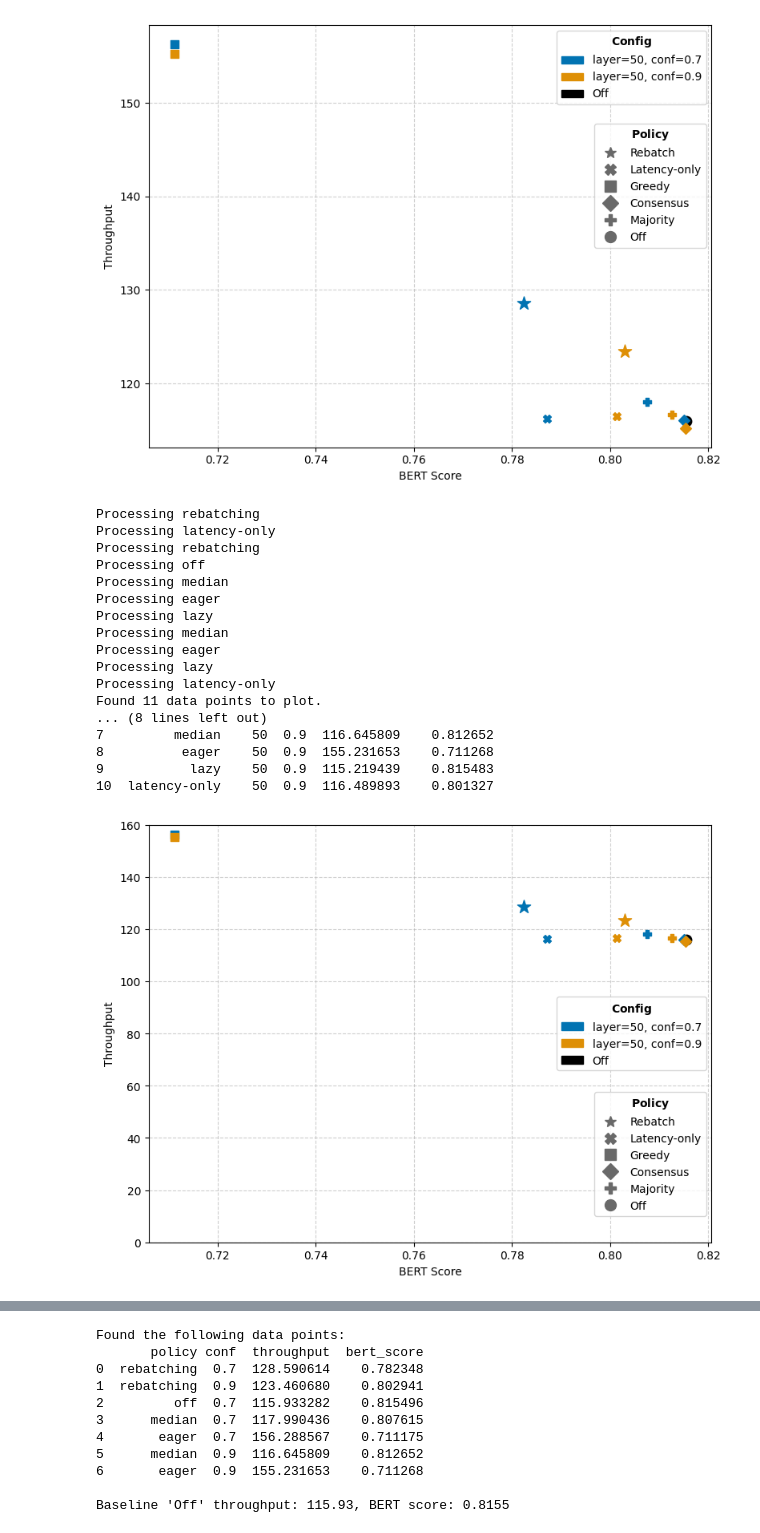
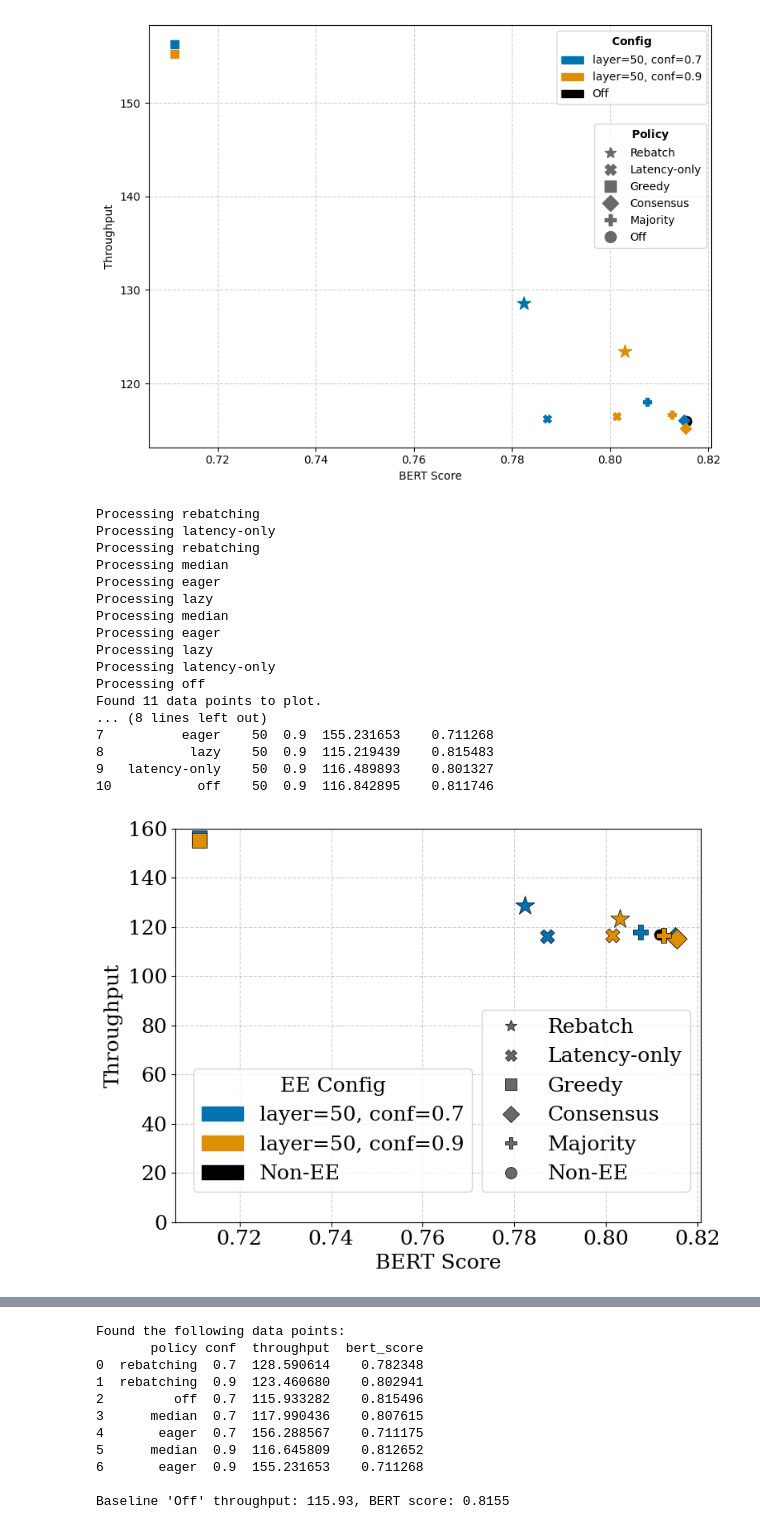
Before and after one commit to xutingl/vattention-ee, a Jupyter notebook: outputs_70b/figure_2160_batch_8_817.ipynb, the cells around one changed output, grey strips where cells are left out. Saved outputs shown, nothing was run; the diff lists cells and outputs as text; code cells hidden in the pictures.

```diff
--- a/outputs_70b/figure_2160_batch_8_817.ipynb
+++ b/outputs_70b/figure_2160_batch_8_817.ipynb
@@ -167,6 +168,7 @@ def plot_throughput_vs_bert_from_csvs(data_dir):
     policies (markers) and configurations (colors) stacked together in the
     upper-right corner of the figure.
     """
+    plt.rc("font", size=18, family="serif")
     # Define policies, configs, and their visual properties
     policies = {
         "rebatching": {"label": "Rebatch", "marker": "*"},
@@ -174,7 +176,7 @@ def plot_throughput_vs_bert_from_csvs(data_dir):
         "lazy": {"label": "Consensus", "marker": "D"},
         "median": {"label": "Majority", "marker": "P"},
         "latency-only": {"label": "Latency-only", "marker": "X"},
-        "off": {"label": "Off", "marker": "o"},
+        "off": {"label": "Non-EE", "marker": "o"},
     }
     # Define the specific configs and their associated colors
     palette = sns.color_palette("colorblind", n_colors=2)
@@ -246,12 +248,18 @@ def plot_throughput_vs_bert_from_csvs(data_dir):
                 if policy == "rebatching":
                     ax.scatter(
                         subdf["bert_score"], subdf["throughput"],
-                        marker=p_info["marker"], color=color, s=150, zorder=3
+                        marker=p_info["marker"], color=color, s=300, zorder=3,
+                        edgecolors='black',
+                        linewidths=0.5,
+                        label=p_info["label"]
                     )
                 else:
                     ax.scatter(
                         subdf["bert_score"], subdf["throughput"],
-                        marker=p_info["marker"], color=color, s=50, zorder=3
+                        marker=p_info["marker"], color=color, s=150, zorder=3,
+                        edgecolors='black',
+                        linewidths=0.5,
+                        label=p_info["label"]
                     )
 
 
@@ -261,11 +269,11 @@ def plot_throughput_vs_bert_from_csvs(data_dir):
     config_handles = [
         mpatches.Patch(color=palette[0], label="layer=50, conf=0.7"),
         mpatches.Patch(color=palette[1], label="layer=50, conf=0.9"),
-        mpatches.Patch(color='black', label="Off")
+        mpatches.Patch(color='black', label="Non-EE")
     ]
     # Create the first legend and specify its location
-    config_legend = ax.legend(handles=config_handles, title="$\\bf{Config}$",
-                              loc='center right', bbox_to_anchor=(1, 0.5))
+    config_legend = ax.legend(handles=config_handles, title="EE Config",
+                              loc='lower center', bbox_to_anchor=(0.3, 0.05))
 
     # **Add the first legend to the axes manually**
     ax.add_artist(config_legend)
@@ -274,42 +282,45 @@ def plot_throughput_vs_bert_from_csvs(data_dir):
     policy_order = ["rebatching", "latency-only", "eager", "lazy", "median", "off"]
     policy_handles = [
         mlines.Line2D([], [], color='dimgrey', marker=policies[p]['marker'],
-                      linestyle='None', markersize=10, label=policies[p]['label'])
+                      linestyle='None', markersize=10, label=policies[p]['label'],
+                    markeredgecolor='black',
+                              markeredgewidth=0.5)
         for p in policy_order
     ]
     # Create the second legend, placing it below the first one by adjusting
     # the vertical component of `bbox_to_anchor`.
-    ax.legend(handles=policy_handles, title="$\\bf{Policy}$",
+    ax.legend(handles=policy_handles,
               loc='lower right', bbox_to_anchor=(1, 0.05))
 
     # --- Final Touches ---
     ax.set_xlabel("BERT Score")
     ax.set_ylabel("Throughput")
     #ax.set_title("Throughput vs. BERT Score by Policy and Configuration")
     ax.grid(True, linestyle='--', alpha=0.6)
     ax.set_ylim(0, 160)
     plt.tight_layout()
+    plt.savefig(f"figures/throughput_vs_bert/throughput_vs_bert_{model_setting}.pdf", bbox_inches='tight')
     plt.show()
 plot_throughput_vs_bert_from_csvs(data_dir)
 # %% [output]
 Processing rebatching
 Processing latency-only
 Processing rebatching
-Processing off
 Processing median
 Processing eager
 Processing lazy
 Processing median
 Processing eager
 Processing lazy
 Processing latency-only
+Processing off
 Found 11 data points to plot.
 ... (8 lines left out)
-7         median    50  0.9  116.645809    0.812652
-8          eager    50  0.9  155.231653    0.711268
-9           lazy    50  0.9  115.219439    0.815483
-10  latency-only    50  0.9  116.489893    0.801327
+7          eager    50  0.9  155.231653    0.711268
+8           lazy    50  0.9  115.219439    0.815483
+9   latency-only    50  0.9  116.489893    0.801327
+10           off    50  0.9  116.842895    0.811746
-[figure, old version]
+[figure, new version]
 # %%
 def plot_p95conf_vs_bert_from_csvs(data_dir):
     """
```
Also changed, not shown: parts of 5 cells of this notebook, 35 other files.
